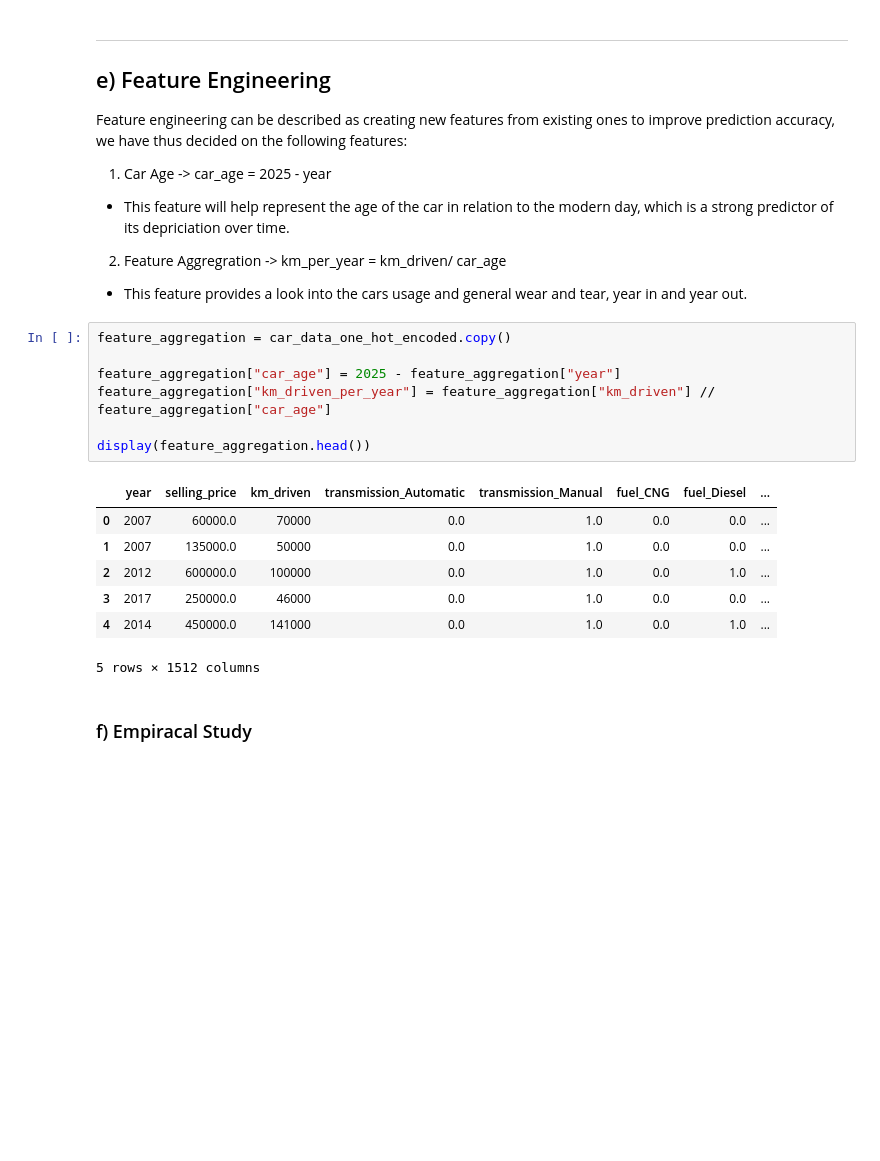
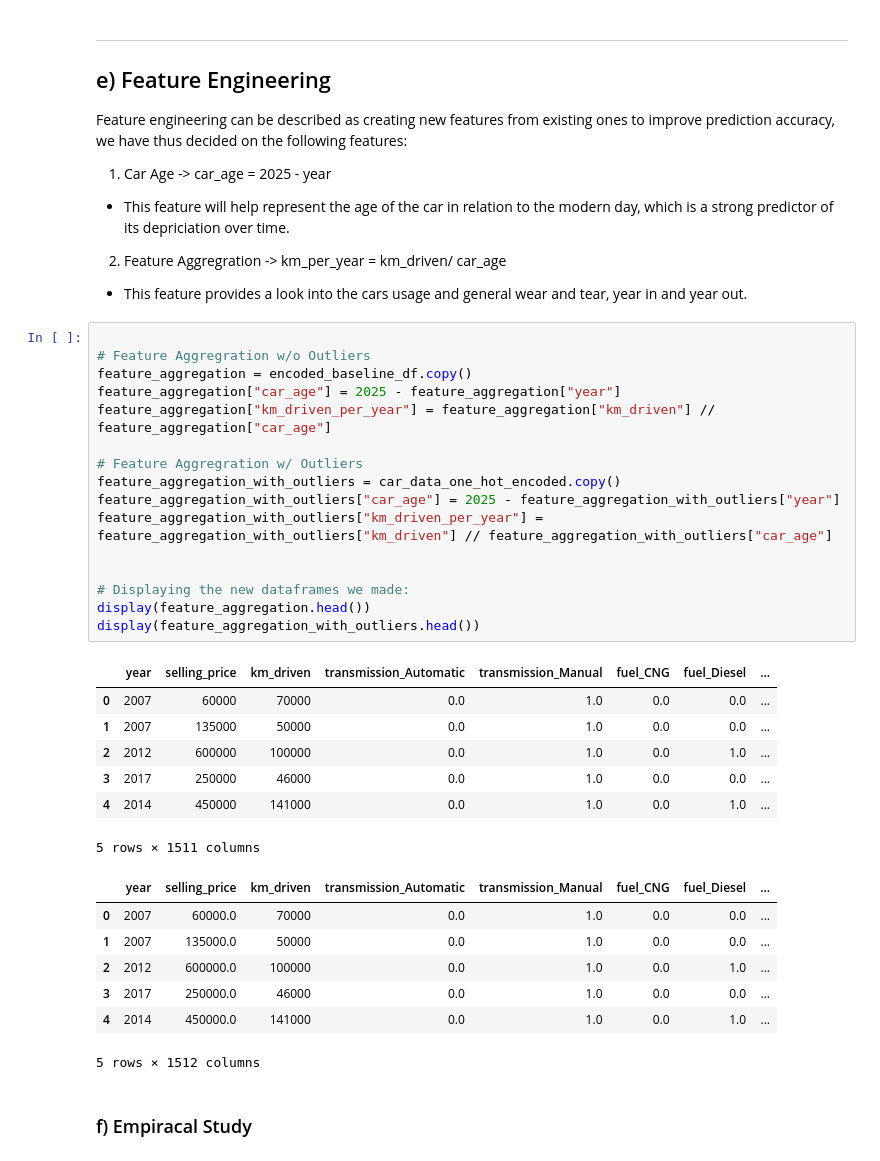
Before and after one commit to jutinwang/A3---CSI4142---GR48, a Jupyter notebook: G48-A3-p1.ipynb, the cells around one changed output. Saved outputs shown, nothing was run; the diff lists cells and outputs as text; blank space fills up the shorter version.

```diff
--- a/G48-A3-p1.ipynb
+++ b/G48-A3-p1.ipynb
@@ -335,21 +335,37 @@ Feature engineering can be described as creating new features from existing ones
 - This feature will help represent the age of the car in relation to the modern day, which is a strong predictor of its depriciation over time.
 2. Feature Aggregration -> km_per_year = km_driven/ car_age
 - This feature provides a look into the cars usage and general wear and tear, year in and year out.
-# %%
-feature_aggregation = car_data_one_hot_encoded.copy()
-
-feature_aggregation["car_age"] = 2025 - feature_aggregation["year"]
-feature_aggregation["km_driven_per_year"] = feature_aggregation["km_driven"] // feature_aggregation["car_age"]
-
-display(feature_aggregation.head())
-# %% [output]
-|  | year | selling_price | km_driven | transmission_Automatic | transmission_Manual | fuel_CNG | fuel_Diesel | ... |
-| 0 | 2007 | 60000.0 | 70000 | 0.0 | 1.0 | 0.0 | 0.0 | ... |
-| 1 | 2007 | 135000.0 | 50000 | 0.0 | 1.0 | 0.0 | 0.0 | ... |
-| 2 | 2012 | 600000.0 | 100000 | 0.0 | 1.0 | 0.0 | 1.0 | ... |
-| 3 | 2017 | 250000.0 | 46000 | 0.0 | 1.0 | 0.0 | 0.0 | ... |
-| 4 | 2014 | 450000.0 | 141000 | 0.0 | 1.0 | 0.0 | 1.0 | ... |
-5 rows × 1512 columns
+# %%
+
+# Feature Aggregration w/o Outliers
+feature_aggregation = encoded_baseline_df.copy()
+feature_aggregation["car_age"] = 2025 - feature_aggregation["year"]
+feature_aggregation["km_driven_per_year"] = feature_aggregation["km_driven"] // feature_aggregation["car_age"]
+
+# Feature Aggregration w/ Outliers
+feature_aggregation_with_outliers = car_data_one_hot_encoded.copy()
+feature_aggregation_with_outliers["car_age"] = 2025 - feature_aggregation_with_outliers["year"]
+feature_aggregation_with_outliers["km_driven_per_year"] = feature_aggregation_with_outliers["km_driven"] // feature_aggregation_with_outliers["car_age"]
+
+
+# Displaying the new dataframes we made:
+display(feature_aggregation.head())
+display(feature_aggregation_with_outliers.head())
+# %% [output]
+|  | year | selling_price | km_driven | transmission_Automatic | transmission_Manual | fuel_CNG | fuel_Diesel | ... |
+| 0 | 2007 | 60000 | 70000 | 0.0 | 1.0 | 0.0 | 0.0 | ... |
+| 1 | 2007 | 135000 | 50000 | 0.0 | 1.0 | 0.0 | 0.0 | ... |
+| 2 | 2012 | 600000 | 100000 | 0.0 | 1.0 | 0.0 | 1.0 | ... |
+| 3 | 2017 | 250000 | 46000 | 0.0 | 1.0 | 0.0 | 0.0 | ... |
+| 4 | 2014 | 450000 | 141000 | 0.0 | 1.0 | 0.0 | 1.0 | ... |
+5 rows × 1511 columns
+|  | year | selling_price | km_driven | transmission_Automatic | transmission_Manual | fuel_CNG | fuel_Diesel | ... |
+| 0 | 2007 | 60000.0 | 70000 | 0.0 | 1.0 | 0.0 | 0.0 | ... |
+| 1 | 2007 | 135000.0 | 50000 | 0.0 | 1.0 | 0.0 | 0.0 | ... |
+| 2 | 2012 | 600000.0 | 100000 | 0.0 | 1.0 | 0.0 | 1.0 | ... |
+| 3 | 2017 | 250000.0 | 46000 | 0.0 | 1.0 | 0.0 | 0.0 | ... |
+| 4 | 2014 | 450000.0 | 141000 | 0.0 | 1.0 | 0.0 | 1.0 | ... |
+5 rows × 1512 columns
 # %% [markdown]
 ### f) Empiracal Study
 # %%
```
Also changed, not shown: parts of 4 cells of this notebook.
